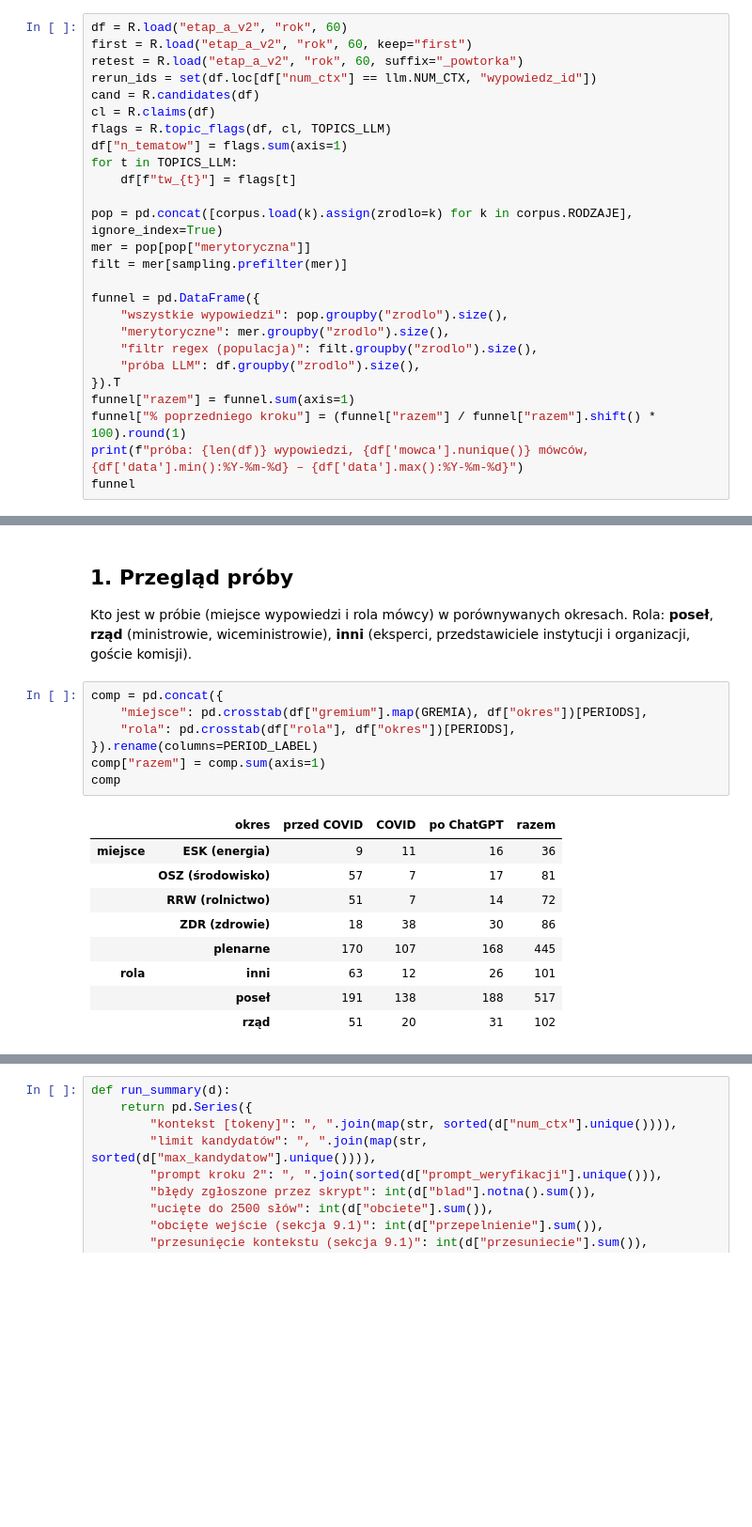
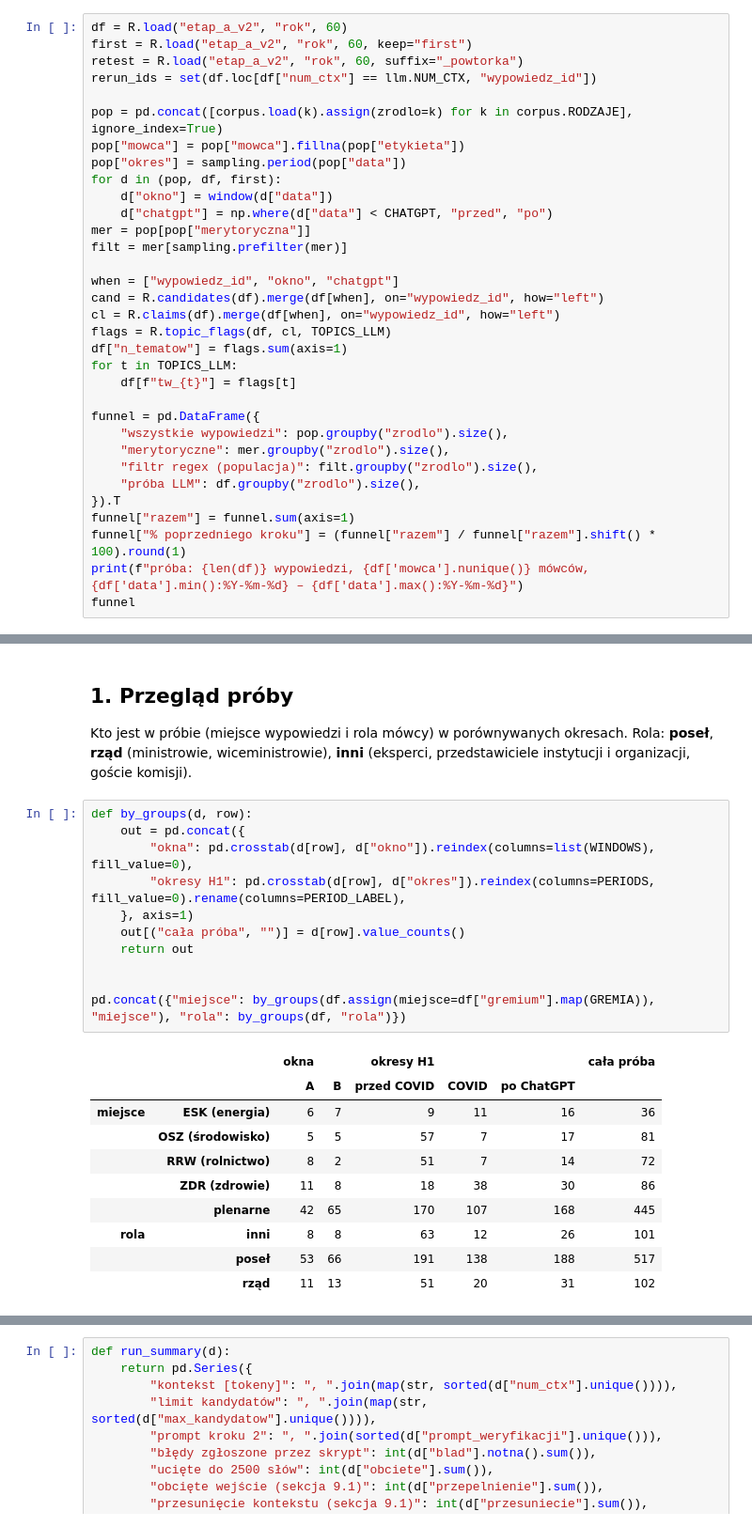
Before and after one commit to Filpus/AMC, a Jupyter notebook: notebooks/02_llm_etap_a.ipynb, the cells around one changed output, grey strips where cells are left out. Shown at 94% size. Drawn from its saved outputs; the diff is of its cells as text; blank space fills up the shorter version.

```diff
--- a/notebooks/02_llm_etap_a.ipynb
+++ b/notebooks/02_llm_etap_a.ipynb
@@ -137,16 +175,23 @@ df = R.load("etap_a_v2", "rok", 60)
 first = R.load("etap_a_v2", "rok", 60, keep="first")
 retest = R.load("etap_a_v2", "rok", 60, suffix="_powtorka")
 rerun_ids = set(df.loc[df["num_ctx"] == llm.NUM_CTX, "wypowiedz_id"])
-cand = R.candidates(df)
-cl = R.claims(df)
+
+pop = pd.concat([corpus.load(k).assign(zrodlo=k) for k in corpus.RODZAJE], ignore_index=True)
+pop["mowca"] = pop["mowca"].fillna(pop["etykieta"])
+pop["okres"] = sampling.period(pop["data"])
+for d in (pop, df, first):
+    d["okno"] = window(d["data"])
+    d["chatgpt"] = np.where(d["data"] < CHATGPT, "przed", "po")
+mer = pop[pop["merytoryczna"]]
+filt = mer[sampling.prefilter(mer)]
+
+when = ["wypowiedz_id", "okno", "chatgpt"]
+cand = R.candidates(df).merge(df[when], on="wypowiedz_id", how="left")
+cl = R.claims(df).merge(df[when], on="wypowiedz_id", how="left")
 flags = R.topic_flags(df, cl, TOPICS_LLM)
 df["n_tematow"] = flags.sum(axis=1)
 for t in TOPICS_LLM:
     df[f"tw_{t}"] = flags[t]
-
-pop = pd.concat([corpus.load(k).assign(zrodlo=k) for k in corpus.RODZAJE], ignore_index=True)
-mer = pop[pop["merytoryczna"]]
-filt = mer[sampling.prefilter(mer)]
 
 funnel = pd.DataFrame({
     "wszystkie wypowiedzi": pop.groupby("zrodlo").size(),
@@ -213,20 +259,25 @@ waha się między 30% a 46%; w próbie między 25% a 52%, bo losowanie nie było
 Kto jest w próbie (miejsce wypowiedzi i rola mówcy) w porównywanych okresach. Rola: **poseł**, **rząd** (ministrowie, wiceministrowie),
 **inni** (eksperci, przedstawiciele instytucji i organizacji, goście komisji).
 # %%
-comp = pd.concat({
-    "miejsce": pd.crosstab(df["gremium"].map(GREMIA), df["okres"])[PERIODS],
-    "rola": pd.crosstab(df["rola"], df["okres"])[PERIODS],
-}).rename(columns=PERIOD_LABEL)
-comp["razem"] = comp.sum(axis=1)
-comp
+def by_groups(d, row):
+    out = pd.concat({
+        "okna": pd.crosstab(d[row], d["okno"]).reindex(columns=list(WINDOWS), fill_value=0),
+        "okresy H1": pd.crosstab(d[row], d["okres"]).reindex(columns=PERIODS, fill_value=0).rename(columns=PERIOD_LABEL),
+    }, axis=1)
+    out[("cała próba", "")] = d[row].value_counts()
+    return out
+
+
+pd.concat({"miejsce": by_groups(df.assign(miejsce=df["gremium"].map(GREMIA)), "miejsce"), "rola": by_groups(df, "rola")})
 # %% [output]
-|  | okres | przed COVID | COVID | po ChatGPT | razem |
-| miejsce | ESK (energia) | 9 | 11 | 16 | 36 |
-|  | OSZ (środowisko) | 57 | 7 | 17 | 81 |
-|  | RRW (rolnictwo) | 51 | 7 | 14 | 72 |
-|  | ZDR (zdrowie) | 18 | 38 | 30 | 86 |
-|  | plenarne | 170 | 107 | 168 | 445 |
-| rola | inni | 63 | 12 | 26 | 101 |
-|  | poseł | 191 | 138 | 188 | 517 |
-|  | rząd | 51 | 20 | 31 | 102 |
+|  |  | okna |  | okresy H1 |  |  | cała próba |
+|  |  | A | B | przed COVID | COVID | po ChatGPT |  |
+| miejsce | ESK (energia) | 6 | 7 | 9 | 11 | 16 | 36 |
+|  | OSZ (środowisko) | 5 | 5 | 57 | 7 | 17 | 81 |
+|  | RRW (rolnictwo) | 8 | 2 | 51 | 7 | 14 | 72 |
+|  | ZDR (zdrowie) | 11 | 8 | 18 | 38 | 30 | 86 |
+|  | plenarne | 42 | 65 | 170 | 107 | 168 | 445 |
+| rola | inni | 8 | 8 | 63 | 12 | 26 | 101 |
+|  | poseł | 53 | 66 | 191 | 138 | 188 | 517 |
+|  | rząd | 11 | 13 | 51 | 20 | 31 | 102 |
 # %% [markdown]
```
Also changed, not shown: parts of 61 cells of this notebook, 11 other files.
